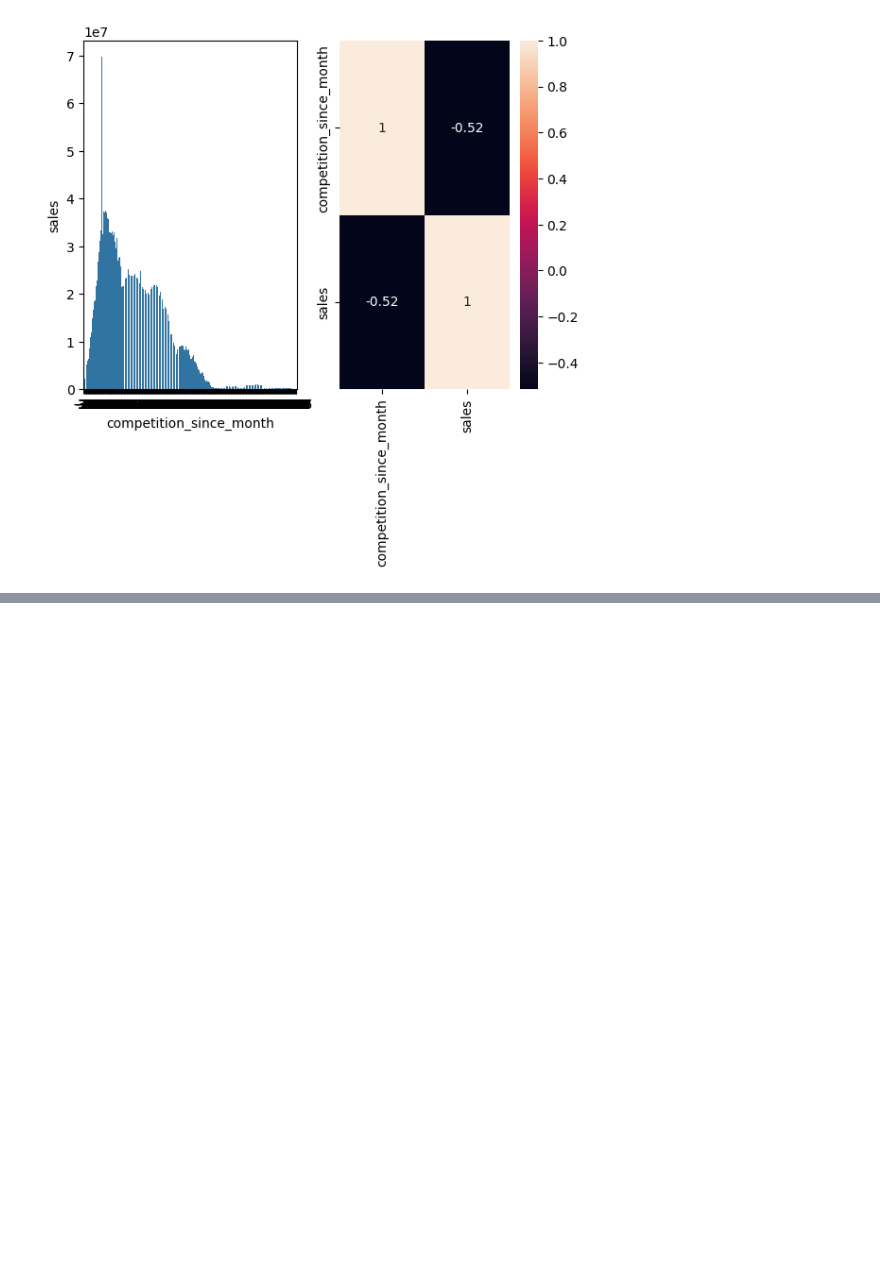
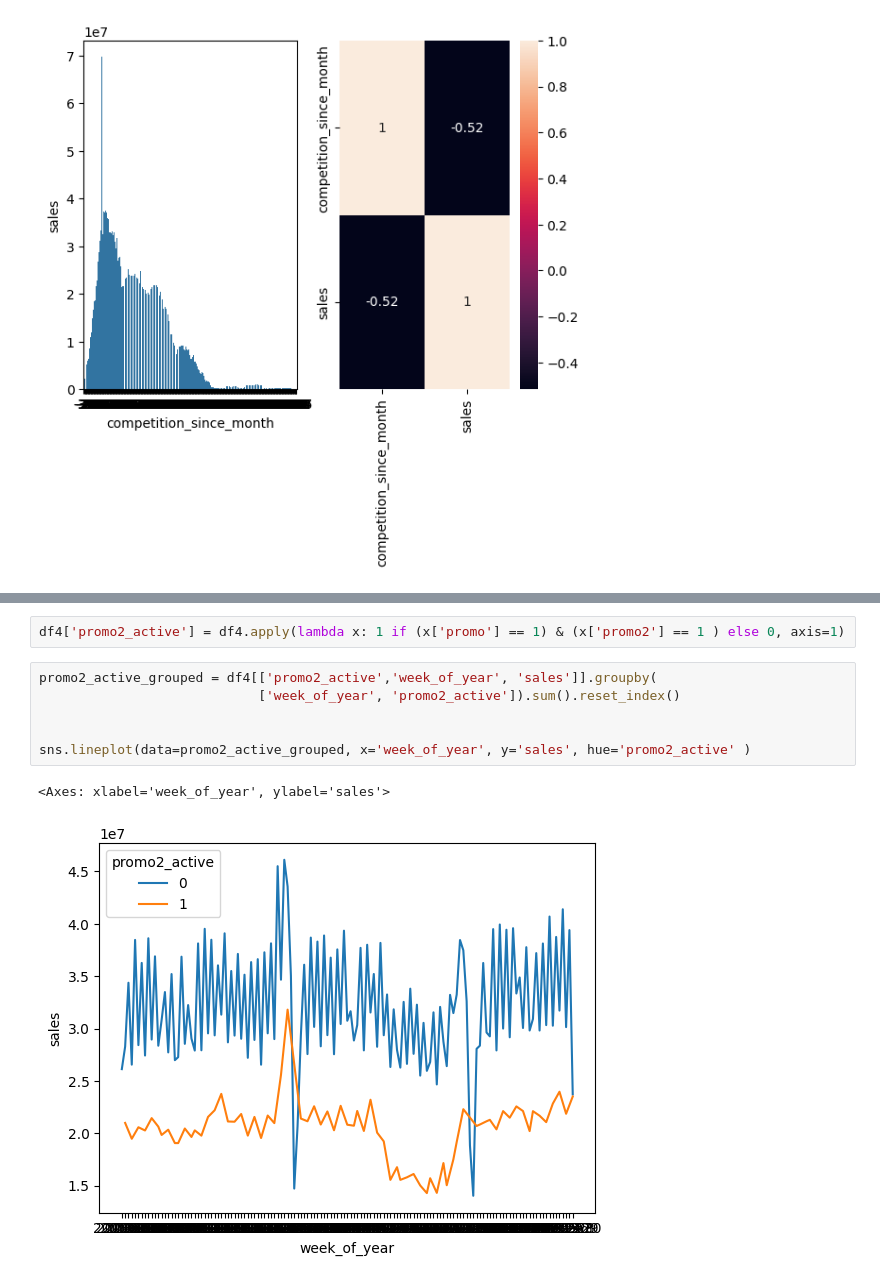
Before and after one commit to thalesluizbraga/eda_rossmann, a Jupyter notebook: eda_rossmann.ipynb, the cells around one changed output, grey strips where cells are left out. Cells and saved outputs as stored; diff of their text form; blank space fills up the shorter version.

```diff
--- a/eda_rossmann.ipynb
+++ b/eda_rossmann.ipynb
@@ -379,0 +404,11 @@ plt.xticks(rotation=90);
+# %%
+df4['promo2_active'] = df4.apply(lambda x: 1 if (x['promo'] == 1) & (x['promo2'] == 1 ) else 0, axis=1)
+# %%
+promo2_active_grouped = df4[['promo2_active','week_of_year', 'sales']].groupby(
+                            ['week_of_year', 'promo2_active']).sum().reset_index()
+
+
+sns.lineplot(data=promo2_active_grouped, x='week_of_year', y='sales', hue='promo2_active' )
+# %% [output]
+<Axes: xlabel='week_of_year', ylabel='sales'>
+[figure, added]
```
Also changed, not shown: parts of 6 cells of this notebook.
